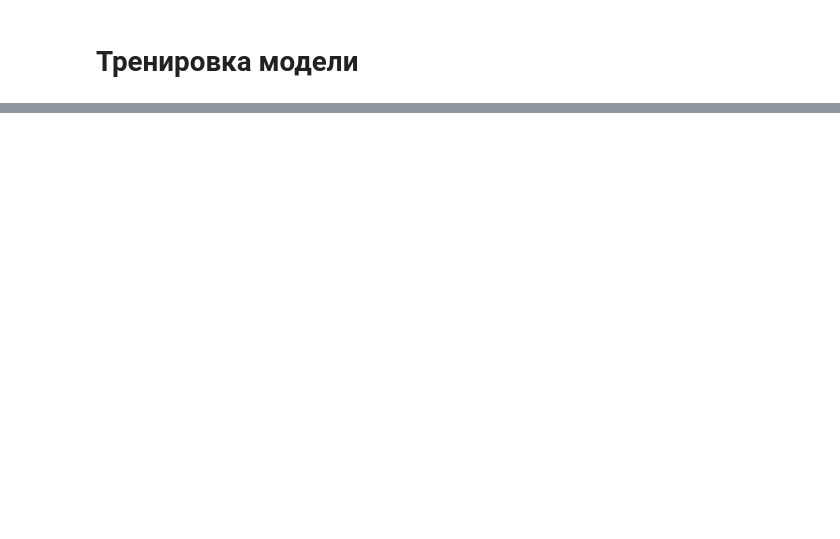
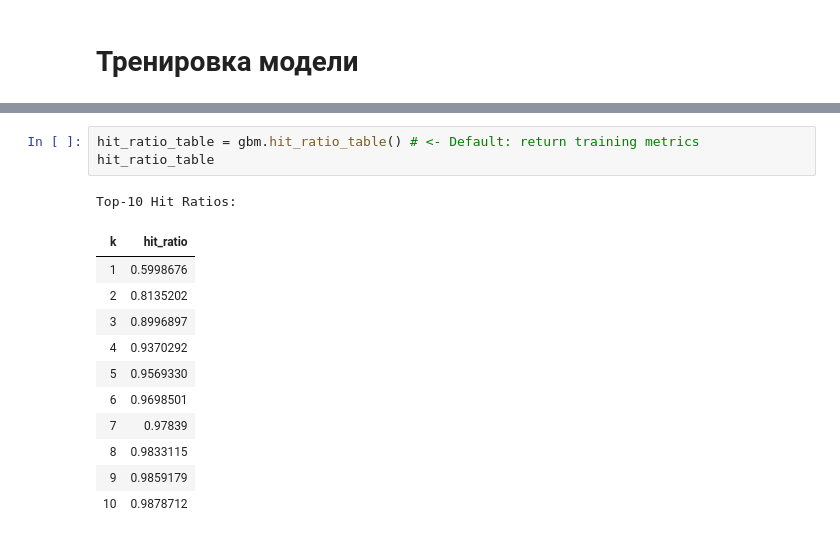
Before and after one commit to DanilVelikiy/Diplom_FinUniver_BigData, a Jupyter notebook: h2o_regressionV85.ipynb, the cells around one changed output, grey strips where cells are left out. Cells and saved outputs as stored; diff of their text form; blank space fills up the shorter version.

```diff
--- a/h2o_regressionV85.ipynb
+++ b/h2o_regressionV85.ipynb
@@ -186,0 +171,16 @@ for model_id in model_ids:
+# %%
+hit_ratio_table = gbm.hit_ratio_table() # <- Default: return training metrics
+hit_ratio_table
+# %% [output]
+Top-10 Hit Ratios:
+| k | hit_ratio |
+| 1 | 0.5998676 |
+| 2 | 0.8135202 |
+| 3 | 0.8996897 |
+| 4 | 0.9370292 |
+| 5 | 0.9569330 |
+| 6 | 0.9698501 |
+| 7 | 0.97839 |
+| 8 | 0.9833115 |
+| 9 | 0.9859179 |
+| 10 | 0.9878712 |
```
Also changed, not shown: parts of 32 cells of this notebook.
